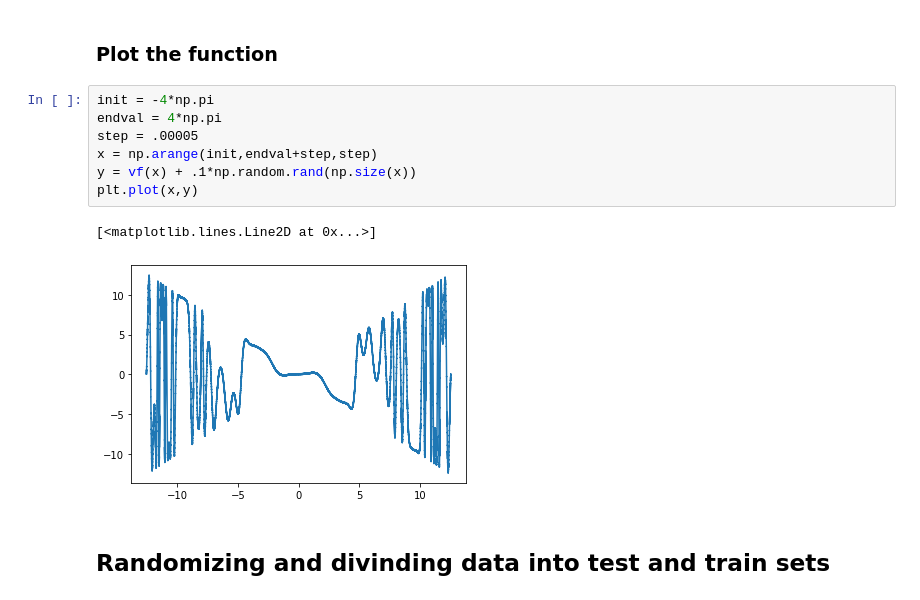
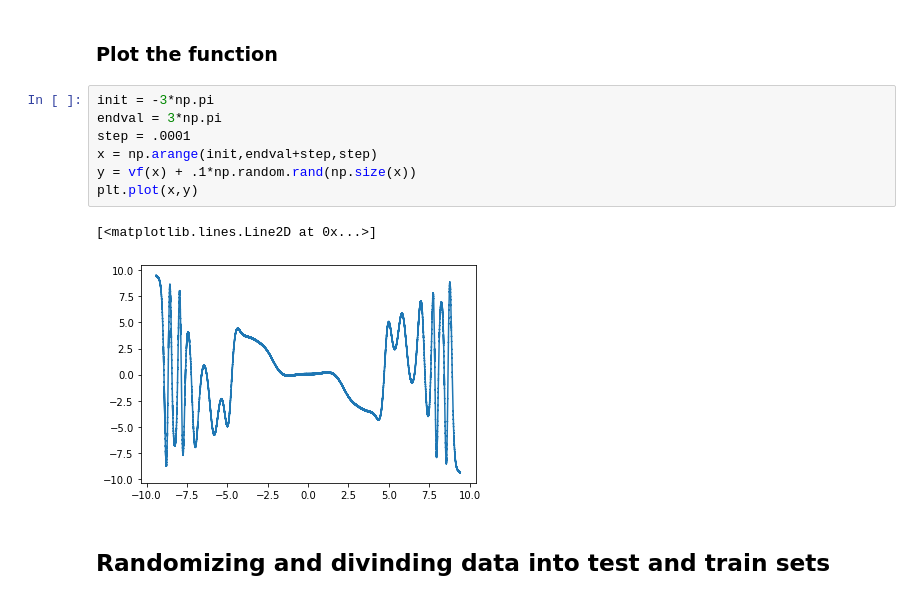
Before and after one commit to sehnemroger/DNN_reg, a Jupyter notebook: reg_jup.ipynb, the cells around one changed output. Drawn from its saved outputs; the diff is of its cells as text.

```diff
--- a/reg_jup.ipynb
+++ b/reg_jup.ipynb
@@ -17,15 +17,15 @@ vf = np.vectorize(function)
 # %% [markdown]
 ### Plot the function
 # %%
-init = -4*np.pi
-endval = 4*np.pi
-step = .00005
+init = -3*np.pi
+endval = 3*np.pi
+step = .0001
 x = np.arange(init,endval+step,step)
 y = vf(x) + .1*np.random.rand(np.size(x))
 plt.plot(x,y)
 # %% [output]
 [<matplotlib.lines.Line2D at 0x...>]
-[figure, old version]
+[figure, new version]
 # %% [markdown]
 ## Randomizing and divinding data into test and train sets
 # %%
```
Also changed, not shown: parts of 5 cells of this notebook.
